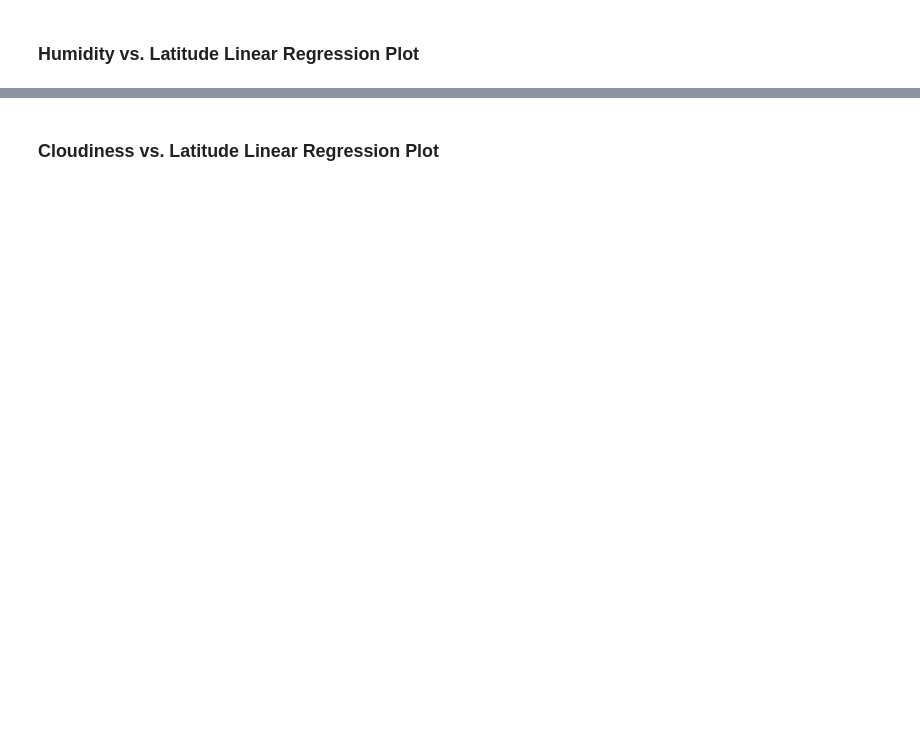
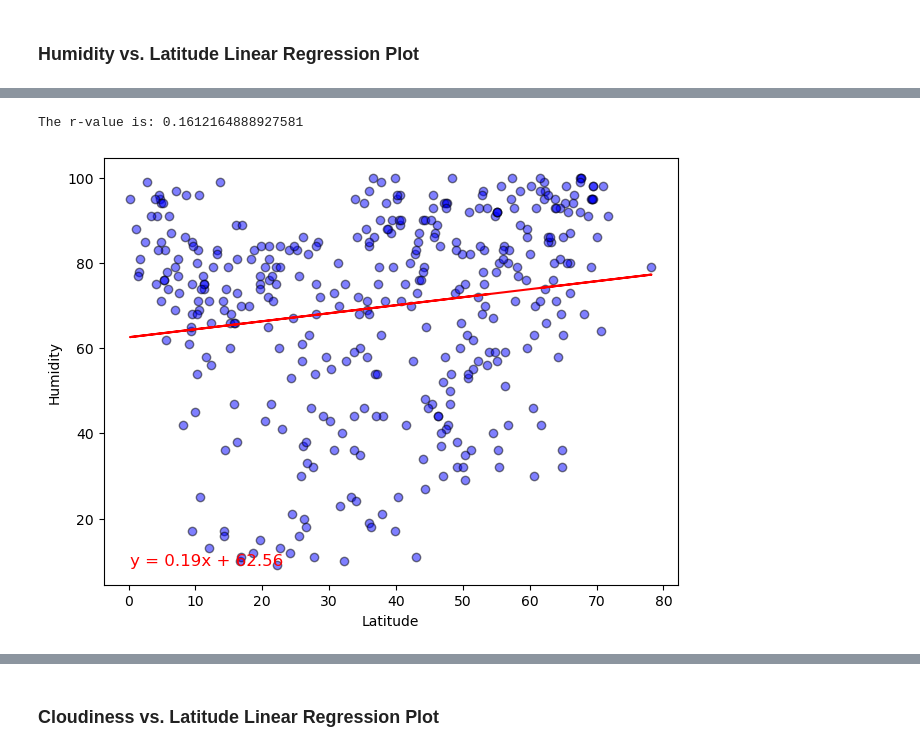
Before and after one commit to aparsley1/python-api-challenge, a Jupyter notebook: WeatherPy/WeatherPy.ipynb, the cells around one changed output, grey strips where cells are left out. Saved outputs shown, nothing was run; the diff lists cells and outputs as text; code cells hidden in the pictures; blank space fills up the shorter version.

```diff
--- a/WeatherPy/WeatherPy.ipynb
+++ b/WeatherPy/WeatherPy.ipynb
@@ -338,0 +346,10 @@ The r-value is: 0.0002808747046324607
+# %%
+# Northern Hemisphere
+linregress_plot(northern_hemi_df["Lat"],northern_hemi_df["Humidity"])
+
+plt.xlabel("Latitude")
+plt.ylabel("Humidity")
+plt.show()
+# %% [output]
+The r-value is: 0.1612164888927581
+[figure, added]
```
Also changed, not shown: parts of 35 cells of this notebook, 5 other files.
